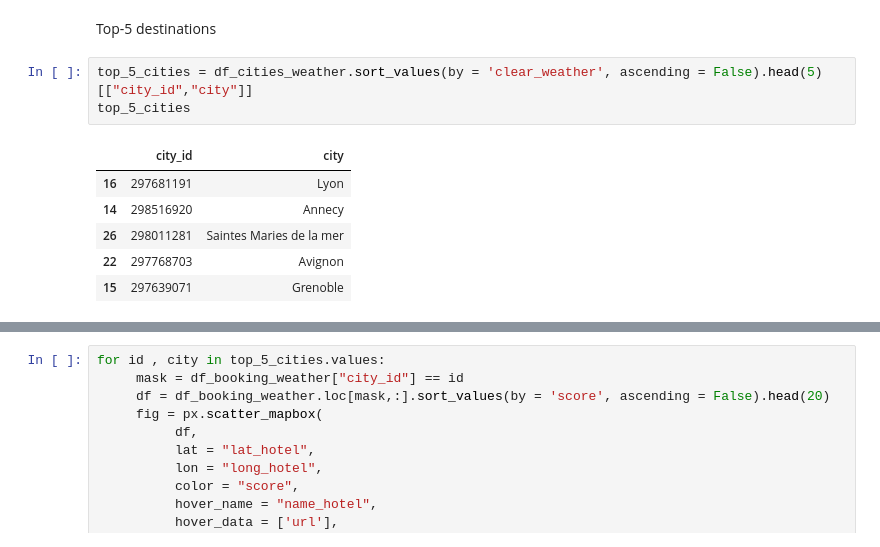
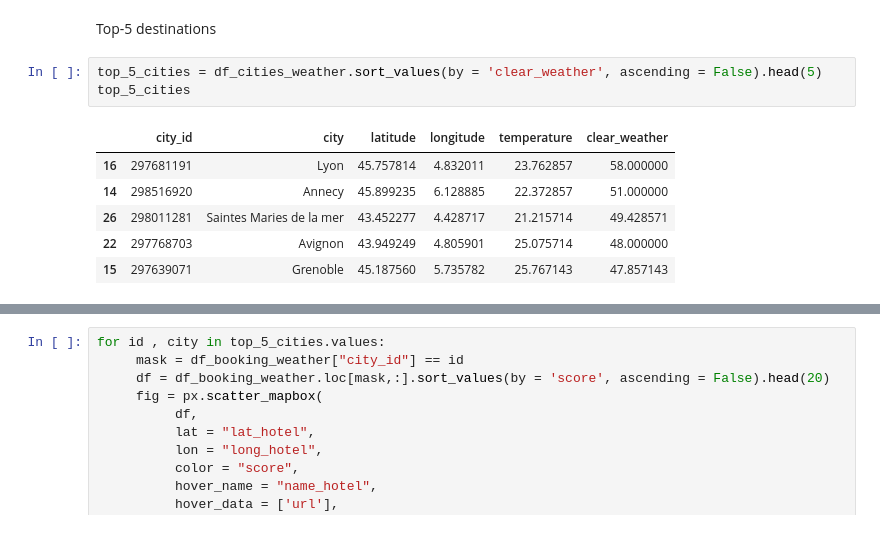
Before and after one commit to Stylomines/Plan_your_trip_with_Kayak, a Jupyter notebook: Kayak.ipynb, the cells around one changed output, grey strips where cells are left out. Cells and saved outputs as stored; diff of their text form.

```diff
--- a/Kayak.ipynb
+++ b/Kayak.ipynb
@@ -340,12 +340,12 @@ df_booking.to_csv("src/booking_weather.csv")
 # %% [markdown]
 Top-5 destinations
 # %%
-top_5_cities = df_cities_weather.sort_values(by = 'clear_weather', ascending = False).head(5)[["city_id","city"]]
+top_5_cities = df_cities_weather.sort_values(by = 'clear_weather', ascending = False).head(5)
 top_5_cities
 # %% [output]
-|  | city_id | city |
-| 16 | 297681191 | Lyon |
-| 14 | 298516920 | Annecy |
-| 26 | 298011281 | Saintes Maries de la mer |
-| 22 | 297768703 | Avignon |
-| 15 | 297639071 | Grenoble |
+|  | city_id | city | latitude | longitude | temperature | clear_weather |
+| 16 | 297681191 | Lyon | 45.757814 | 4.832011 | 23.762857 | 58.000000 |
+| 14 | 298516920 | Annecy | 45.899235 | 6.128885 | 22.372857 | 51.000000 |
+| 26 | 298011281 | Saintes Maries de la mer | 43.452277 | 4.428717 | 21.215714 | 49.428571 |
+| 22 | 297768703 | Avignon | 43.949249 | 4.805901 | 25.075714 | 48.000000 |
+| 15 | 297639071 | Grenoble | 45.187560 | 5.735782 | 25.767143 | 47.857143 |
```
Also changed, not shown: parts of 1 cell of this notebook.
